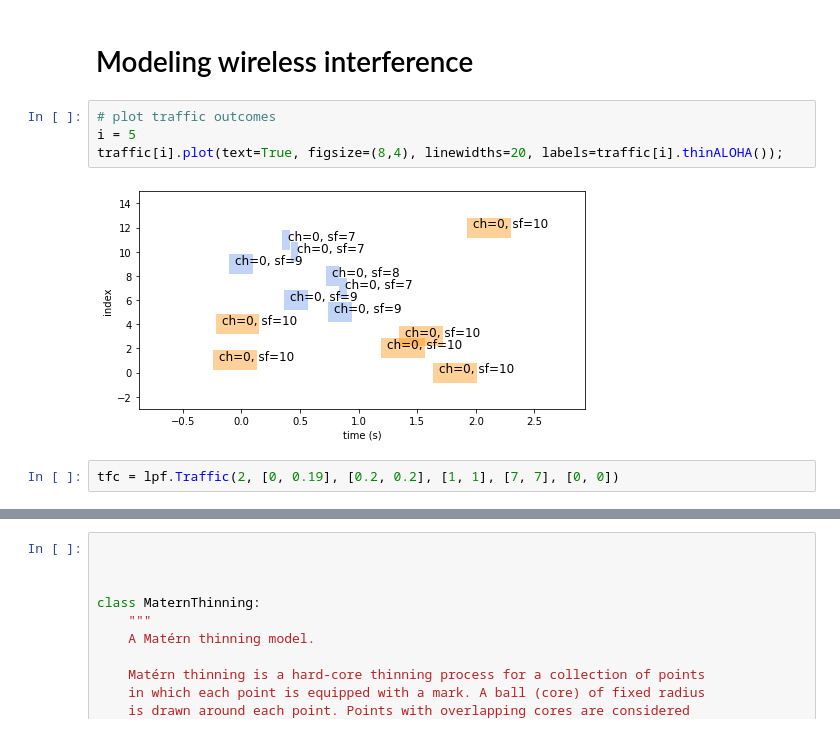
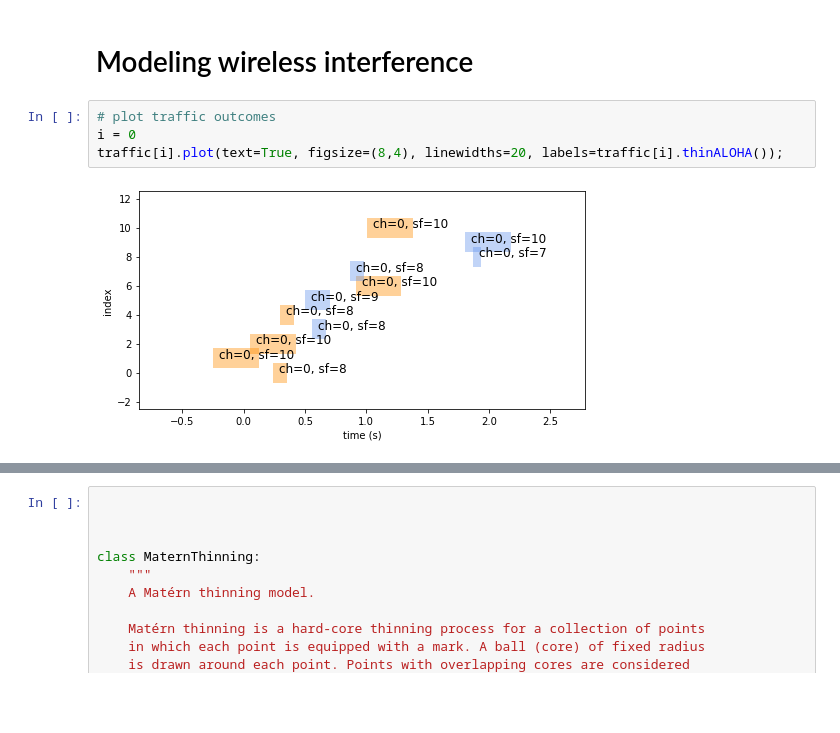
Before and after one commit to seaarts/lora-network-planner, a Jupyter notebook: notebooks/interference-simultion.ipynb, the cells around one changed output, grey strips where cells are left out. Drawn from its saved outputs; the diff is of its cells as text; blank space fills up the shorter version.

```diff
--- a/notebooks/interference-simultion.ipynb
+++ b/notebooks/interference-simultion.ipynb
@@ -212,9 +207,7 @@ traffic[0].plot(text=True, figsize=(8,4), linewidths=20);
 # Modeling wireless interference
 # %%
 # plot traffic outcomes
-i = 5
+i = 0
 traffic[i].plot(text=True, figsize=(8,4), linewidths=20, labels=traffic[i].thinALOHA());
 # %% [output]
-[figure, old version]
+[figure, new version]
-# %%
-tfc = lpf.Traffic(2, [0, 0.19], [0.2, 0.2], [1, 1], [7, 7], [0, 0])
```
Also changed, not shown: parts of 15 cells of this notebook.
